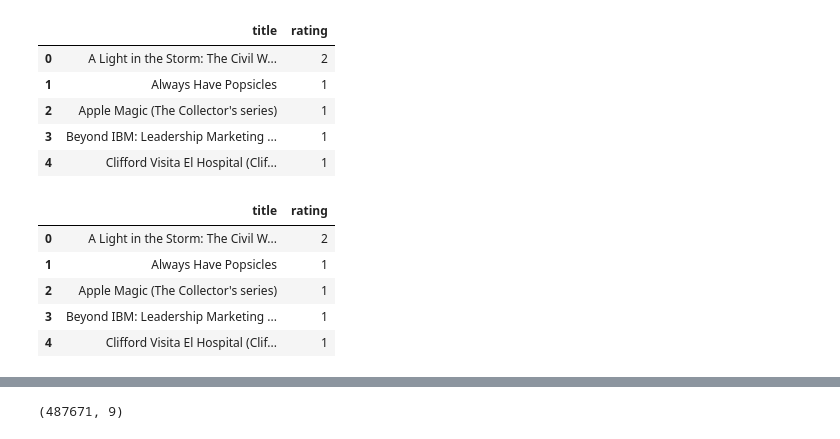
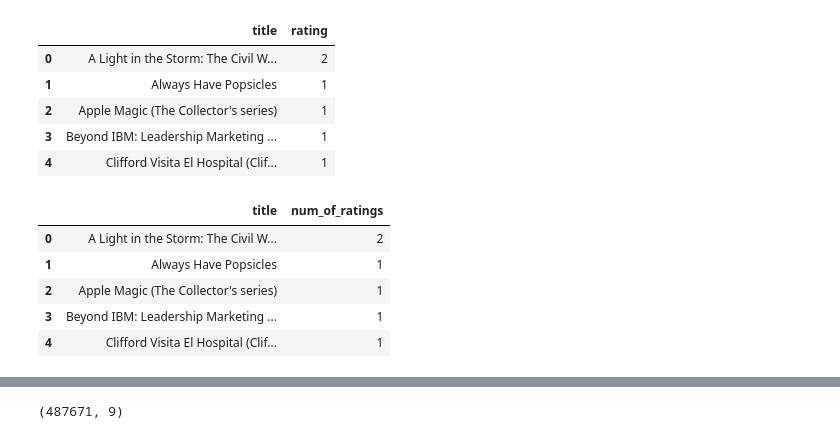
Before and after one commit to Pragati-Tripathi12/book_recommender, a Jupyter notebook: Notebook/research.ipynb, the cells around one changed output, grey strips where cells are left out. Cells and saved outputs as stored; diff of their text form; code cells hidden in the pictures.

```diff
--- a/Notebook/research.ipynb
+++ b/Notebook/research.ipynb
@@ -192,7 +192,7 @@ ratings_with_books.head()
 | 3 | 12538 | 002542730X | 10 | Politically Correct Bedtime Stori... | James Finn Garner | 1994 | John Wiley &amp; Sons Inc | http://images.amazon.com/images/P... |
 | 4 | 13552 | 002542730X | 0 | Politically Correct Bedtime Stori... | James Finn Garner | 1994 | John Wiley &amp; Sons Inc | http://images.amazon.com/images/P... |
 # %%
-number_ratings=ratings_with_books.groupby('title').count()['rating'].reset_index()
+number_ratings=ratings_with_books.groupby('title')['rating'].count().reset_index()
 number_ratings.head()
 # %% [output]
 |  | title | rating |
@@ -202,10 +202,10 @@ number_ratings.head()
 | 3 | Beyond IBM: Leadership Marketing ... | 1 |
 | 4 | Clifford Visita El Hospital (Clif... | 1 |
 # %%
-ratings_with_books.rename(columns={'rating':'num_of_ratings'},inplace=True )
+number_ratings.rename(columns={'rating':'num_of_ratings'},inplace=True )
 number_ratings.head()
 # %% [output]
-|  | title | rating |
+|  | title | num_of_ratings |
 | 0 | A Light in the Storm: The Civil W... | 2 |
 | 1 | Always Have Popsicles | 1 |
 | 2 | Apple Magic (The Collector's series) | 1 |
```
Also changed, not shown: parts of 13 cells of this notebook.
